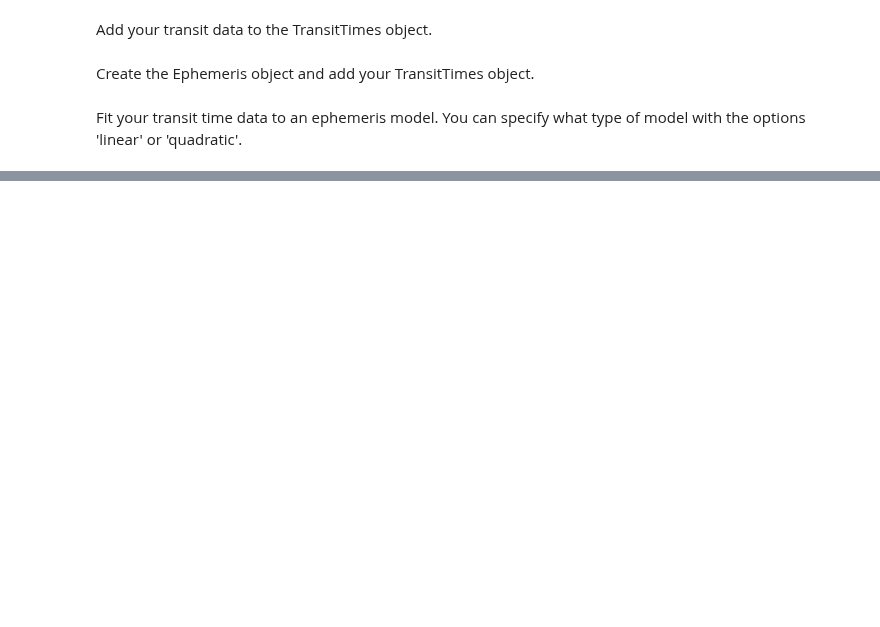
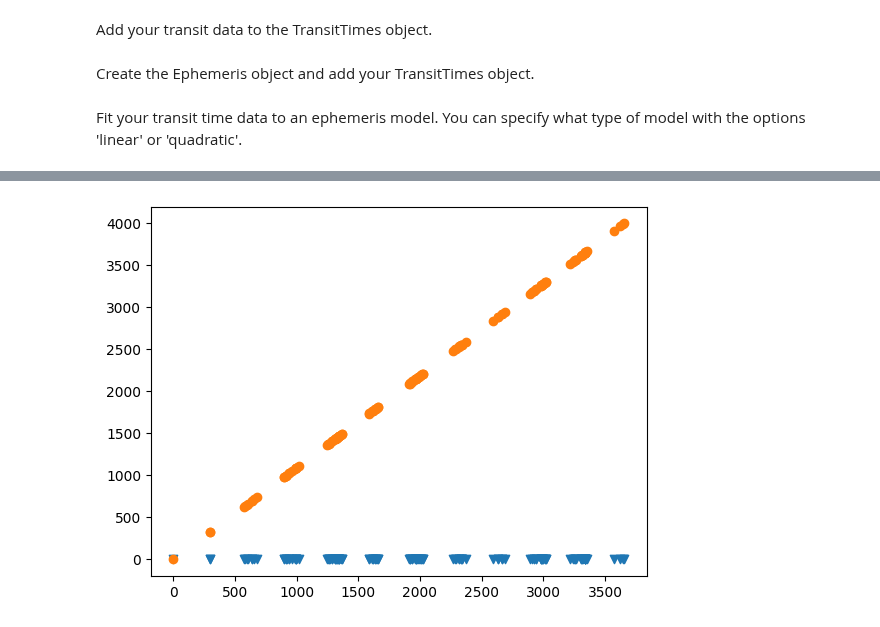
Before and after one commit to BoiseStatePlanetary/susie, a Jupyter notebook: test.ipynb, the cells around one changed output, grey strips where cells are left out. Cells and saved outputs as stored; diff of their text form; code cells hidden in the pictures; blank space fills up the shorter version.

```diff
--- a/test.ipynb
+++ b/test.ipynb
@@ -54,0 +53,7 @@ print(type(TransitTimes))
+# %%
+# Show model fit
+plt.scatter(x=transit_times_obj1.epochs, y=quad_model_data, marker='v')
+plt.scatter(x=transit_times_obj1.epochs, y=transit_times_obj1.mid_transit_times, marker='o')
+plt.show()
+# %% [output]
+[figure, added]
```
Also changed, not shown: parts of 7 cells of this notebook, 3 other files.
